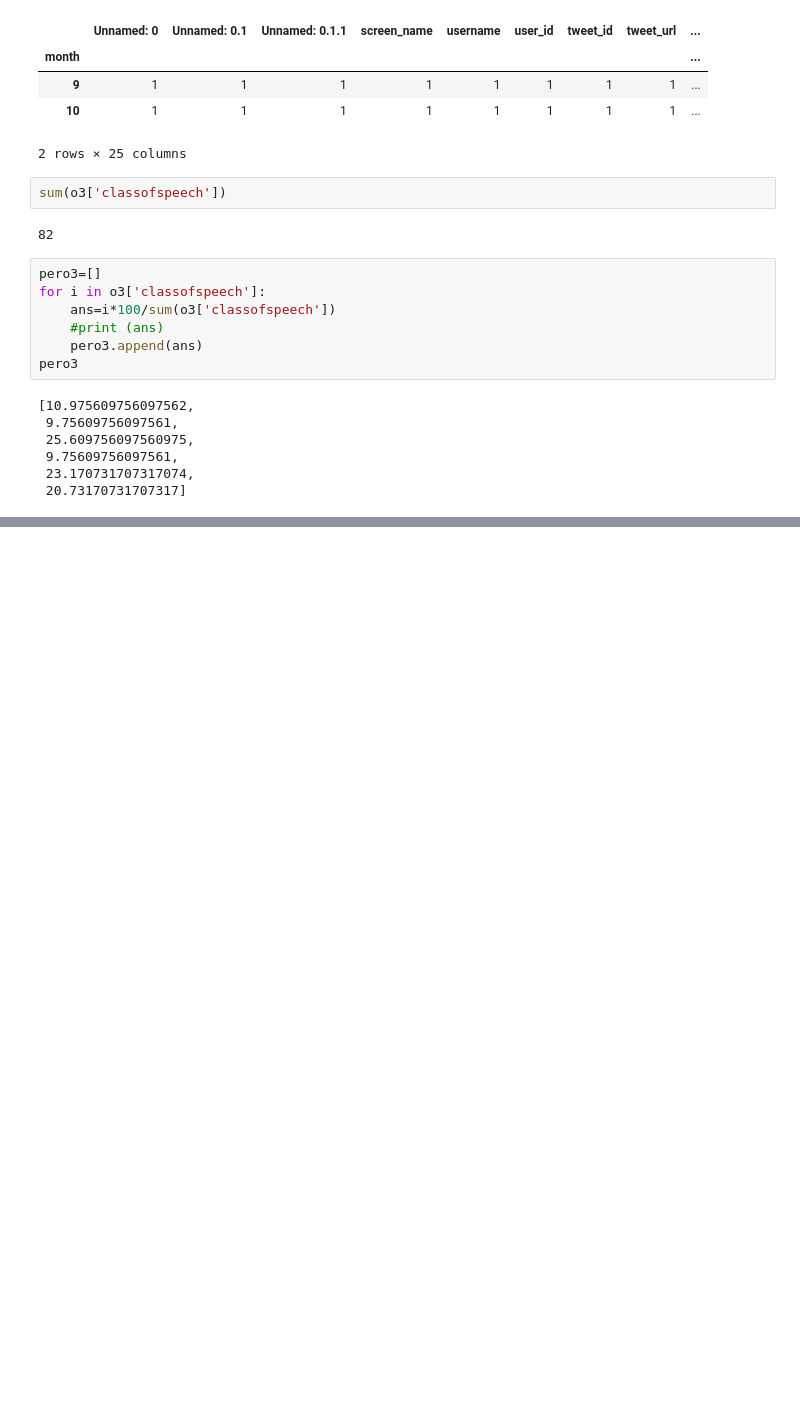
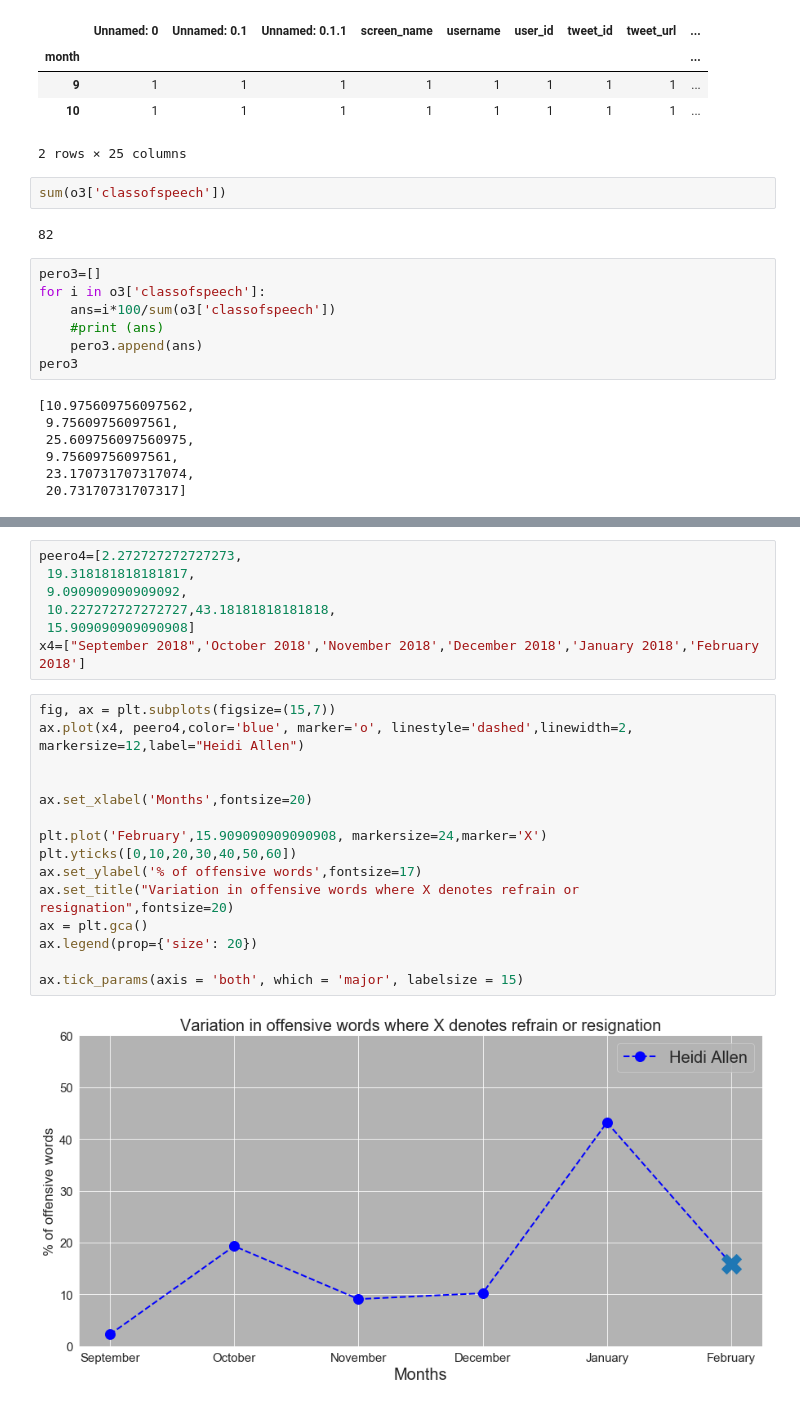
Before and after one commit to abhisheksaxena1998/hate_speech_threat_detection, a Jupyter notebook: notebook.ipynb, the cells around one changed output, grey strips where cells are left out. Drawn from its saved outputs; the diff is of its cells as text; blank space fills up the shorter version.

```diff
--- a/notebook.ipynb
+++ b/notebook.ipynb
@@ -538,0 +587,24 @@ ax.tick_params(axis = 'both', which = 'major', labelsize = 15)
+# %%
+peero4=[2.272727272727273,
+ 19.318181818181817,
+ 9.090909090909092,
+ 10.227272727272727,43.18181818181818,
+ 15.909090909090908]
+x4=["September 2018",'October 2018','November 2018','December 2018','January 2018','February 2018']
+# %%
+fig, ax = plt.subplots(figsize=(15,7))
+ax.plot(x4, peero4,color='blue', marker='o', linestyle='dashed',linewidth=2, markersize=12,label="Heidi Allen")
+
+
+ax.set_xlabel('Months',fontsize=20)
+
+plt.plot('February',15.909090909090908, markersize=24,marker='X')
+plt.yticks([0,10,20,30,40,50,60])
+ax.set_ylabel('% of offensive words',fontsize=17)
+ax.set_title("Variation in offensive words where X denotes refrain or resignation",fontsize=20)
+ax = plt.gca()
+ax.legend(prop={'size': 20})
+
+ax.tick_params(axis = 'both', which = 'major', labelsize = 15)
+# %% [output]
+[figure, added]
```
Also changed, not shown: parts of 5 cells of this notebook, 4 other files.
